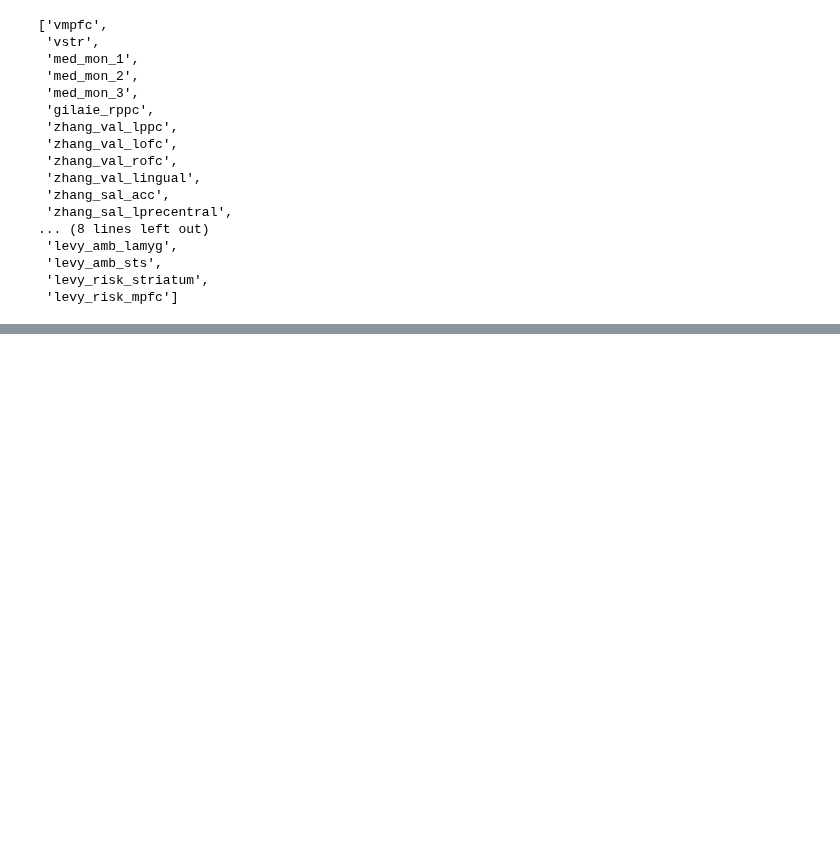
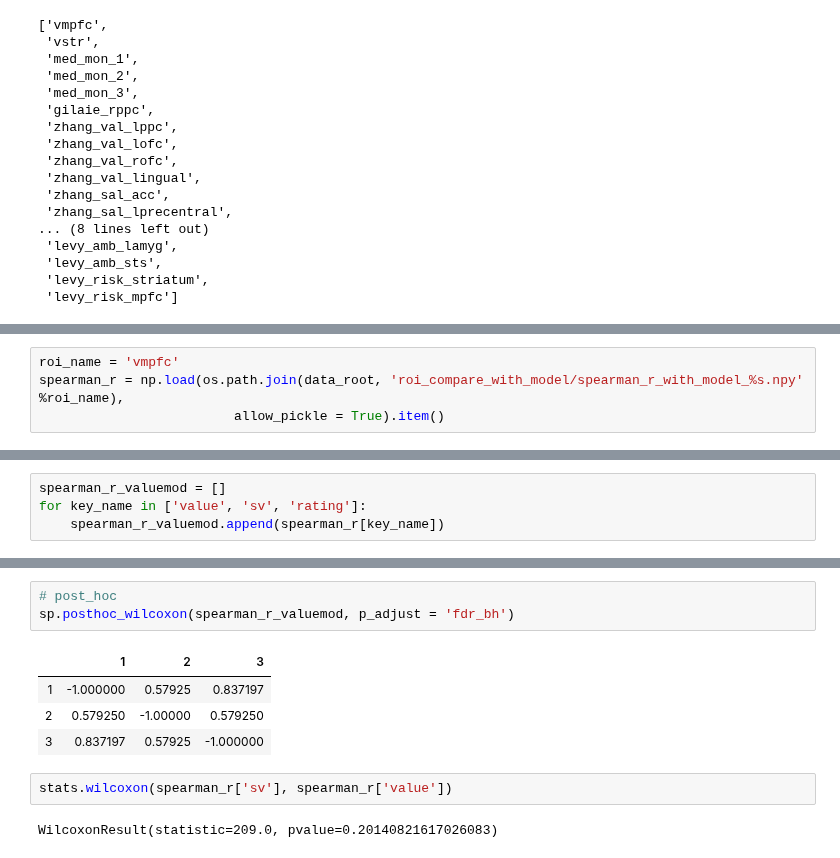
Before and after one commit to ruonanjia/mdm_imaging_analysis, a Jupyter notebook: mdm_rsa_stats.ipynb, the cells around one changed output, grey strips where cells are left out. Saved outputs shown, nothing was run; the diff lists cells and outputs as text; blank space fills up the shorter version.

```diff
--- a/mdm_rsa_stats.ipynb
+++ b/mdm_rsa_stats.ipynb
@@ -348,0 +441,4 @@ for roi_name in roi_names_sort:
+# %%
+roi_name = 'vmpfc'
+spearman_r = np.load(os.path.join(data_root, 'roi_compare_with_model/spearman_r_with_model_%s.npy' %roi_name),
+                         allow_pickle = True).item()
@@ -348,0 +449,4 @@ for roi_name in roi_names_sort:
+# %%
+spearman_r_valuemod = []
+for key_name in ['value', 'sv', 'rating']:
+    spearman_r_valuemod.append(spearman_r[key_name])
@@ -348,0 +461,12 @@ for roi_name in roi_names_sort:
+# %%
+# post_hoc
+sp.posthoc_wilcoxon(spearman_r_valuemod, p_adjust = 'fdr_bh')
+# %% [output]
+|  | 1 | 2 | 3 |
+| 1 | -1.000000 | 0.57925 | 0.837197 |
+| 2 | 0.579250 | -1.00000 | 0.579250 |
+| 3 | 0.837197 | 0.57925 | -1.000000 |
+# %%
+stats.wilcoxon(spearman_r['sv'], spearman_r['value'])
+# %% [output]
+WilcoxonResult(statistic=209.0, pvalue=0.20140821617026083)
```
Also changed, not shown: parts of 15 cells of this notebook.
